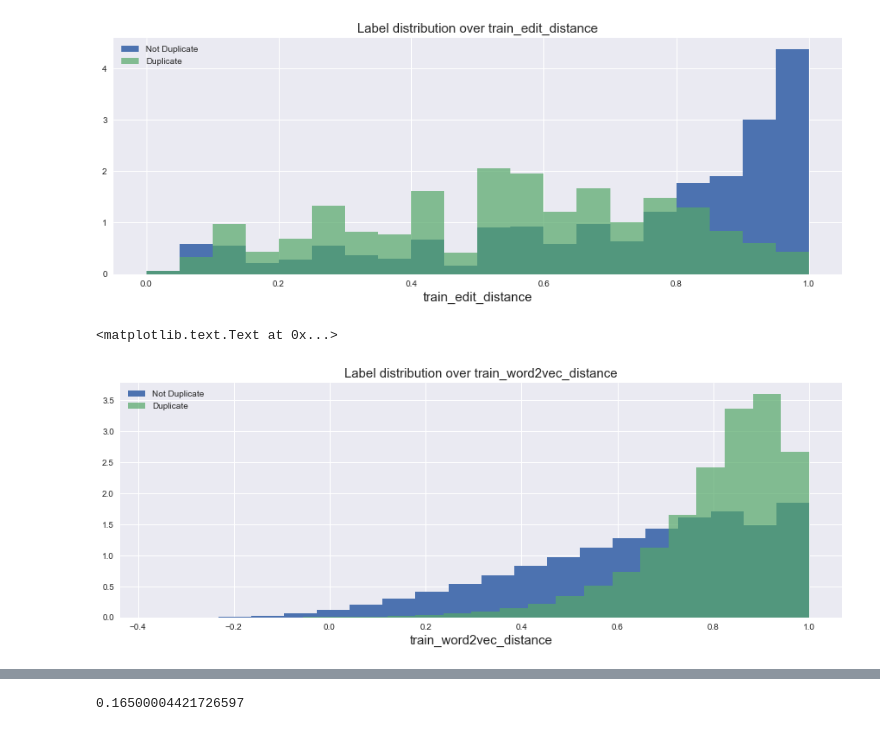
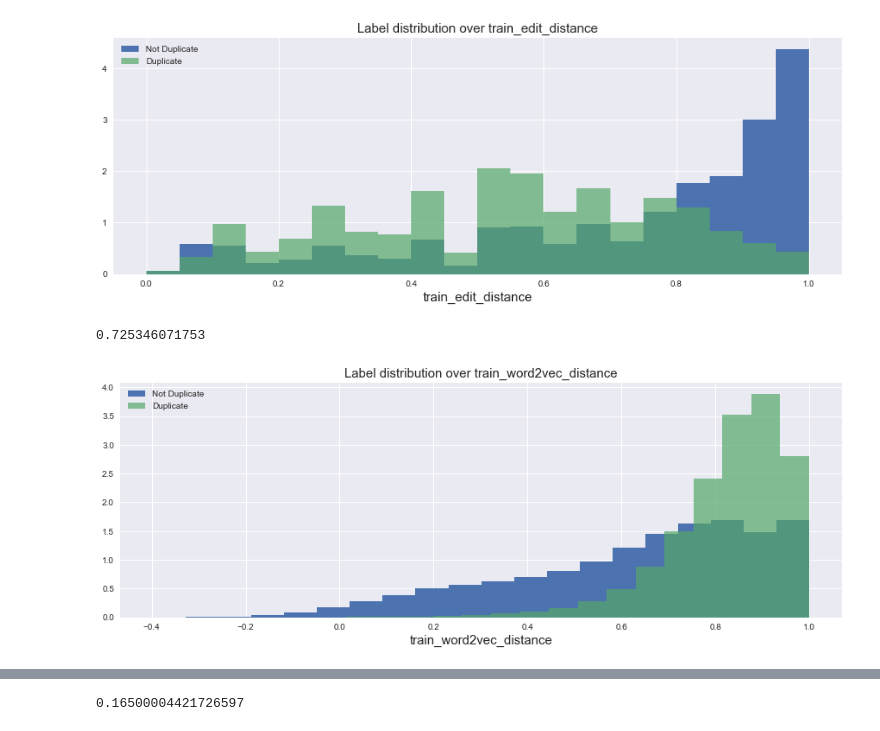
Before and after one commit to pengqil/kaggle, a Jupyter notebook: quora_question_pairs/Data Exploration.ipynb, the cells around one changed output, grey strips where cells are left out. Drawn from its saved outputs; the diff is of its cells as text; code cells hidden in the pictures.

```diff
--- a/quora_question_pairs/Data Exploration.ipynb
+++ b/quora_question_pairs/Data Exploration.ipynb
@@ -217,18 +203,19 @@ plt.xlabel('word_match_share', fontsize=15)
 <matplotlib.text.Text at 0x...>
 [figure]
 # %%
+import math
 from collections import Counter
 
 # If a word appears only once, we ignore it completely (likely a typo)
 # Epsilon defines a smoothing constant, which makes the effect of extremely rare words smaller
-def get_weight(count, eps=10000, min_count=2):
+def get_weight(count, min_count=2):
     if count < min_count:
         return 0
     else:
-        return 1 / (count + eps)
+        return math.log(len(train_qs) / (count + 1))
 
-eps = 5000
-words = (" ".join(train_qs)).lower().split()
+words = [item for question in train_qs for item in set(str(question).lower().split())]
+# words = (" ".join(train_qs)).lower().split()
 counts = Counter(words)
 weights = {word: get_weight(count) for word, count in counts.items()}
 # %%
@@ -318,30 +353,32 @@ word2vec.save('model/word2vec.bin')
 # %%
+from gensim.models import Word2Vec
 model = Word2Vec.load('model/word2vec.bin')
 
 # df_train.ix[28609,:]
 
 def cos_similarity(vector1, vector2):
     dotted = vector1.dot(vector2)
     vector1_norm = np.linalg.norm(vector1)
     vector2_norm = np.linalg.norm(vector2)
     vector_norms = np.multiply(vector1_norm, vector2_norm)
     neighbors = np.divide(dotted, vector_norms)
     return neighbors
 
 def word2vec_similarity(row):
-    question1 = np.array([model.wv[word] for word in str(row['question1']).lower().split() if word in model.wv])
-    question2 = np.array([model.wv[word] for word in str(row['question2']).lower().split() if word in model.wv])
+    question1 = np.array([model.wv[word] * weights.get(word, 0) for word in str(row['question1']).lower().split() if word in model.wv and word in weights])
+    question2 = np.array([model.wv[word] * weights.get(word, 0) for word in str(row['question2']).lower().split() if word in model.wv and word in weights])
     if len(question1) == 0 or len(question2) == 0:
         return 0
     return cos_similarity(question1.mean(axis=0), question2.mean(axis=0))
 
 plt.figure(figsize=(15, 5))
 train_word2vec_distance = df_train.apply(word2vec_similarity, axis=1, raw=True)
 plt.hist(train_word2vec_distance[df_train['is_duplicate'] == 0], bins=20, normed=True, label='Not Duplicate')
 plt.hist(train_word2vec_distance[df_train['is_duplicate'] == 1], bins=20, normed=True, alpha=0.7, label='Duplicate')
 plt.legend()
 plt.title('Label distribution over train_word2vec_distance', fontsize=15)
 plt.xlabel('train_word2vec_distance', fontsize=15)
+print(roc_auc_score(df_train['is_duplicate'], train_word2vec_distance))
 # %% [output]
-<matplotlib.text.Text at 0x...>
+0.725346071753
-[figure, old version]
+[figure, new version]
```
Also changed, not shown: parts of 14 cells of this notebook, 8 other files.
